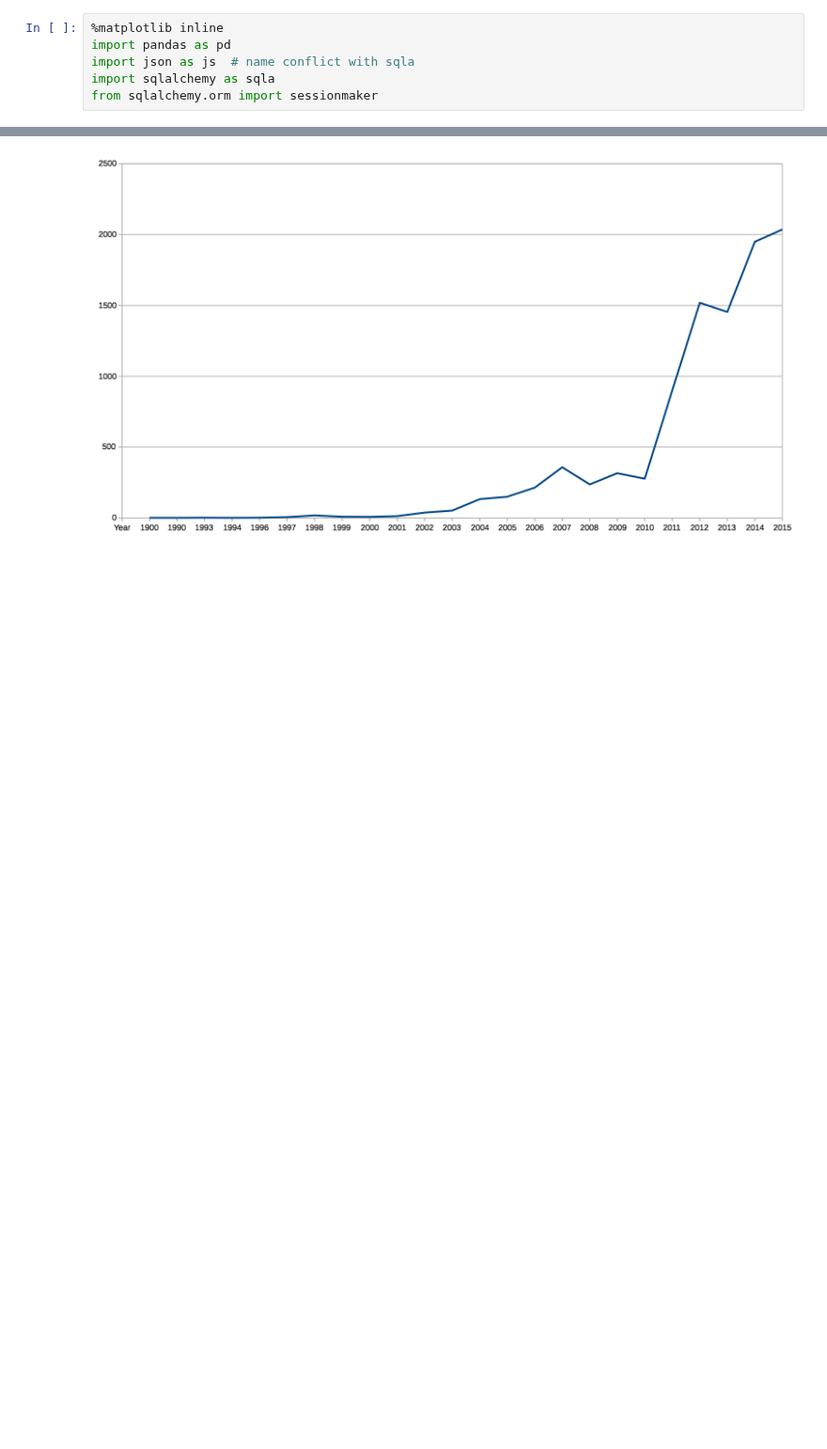
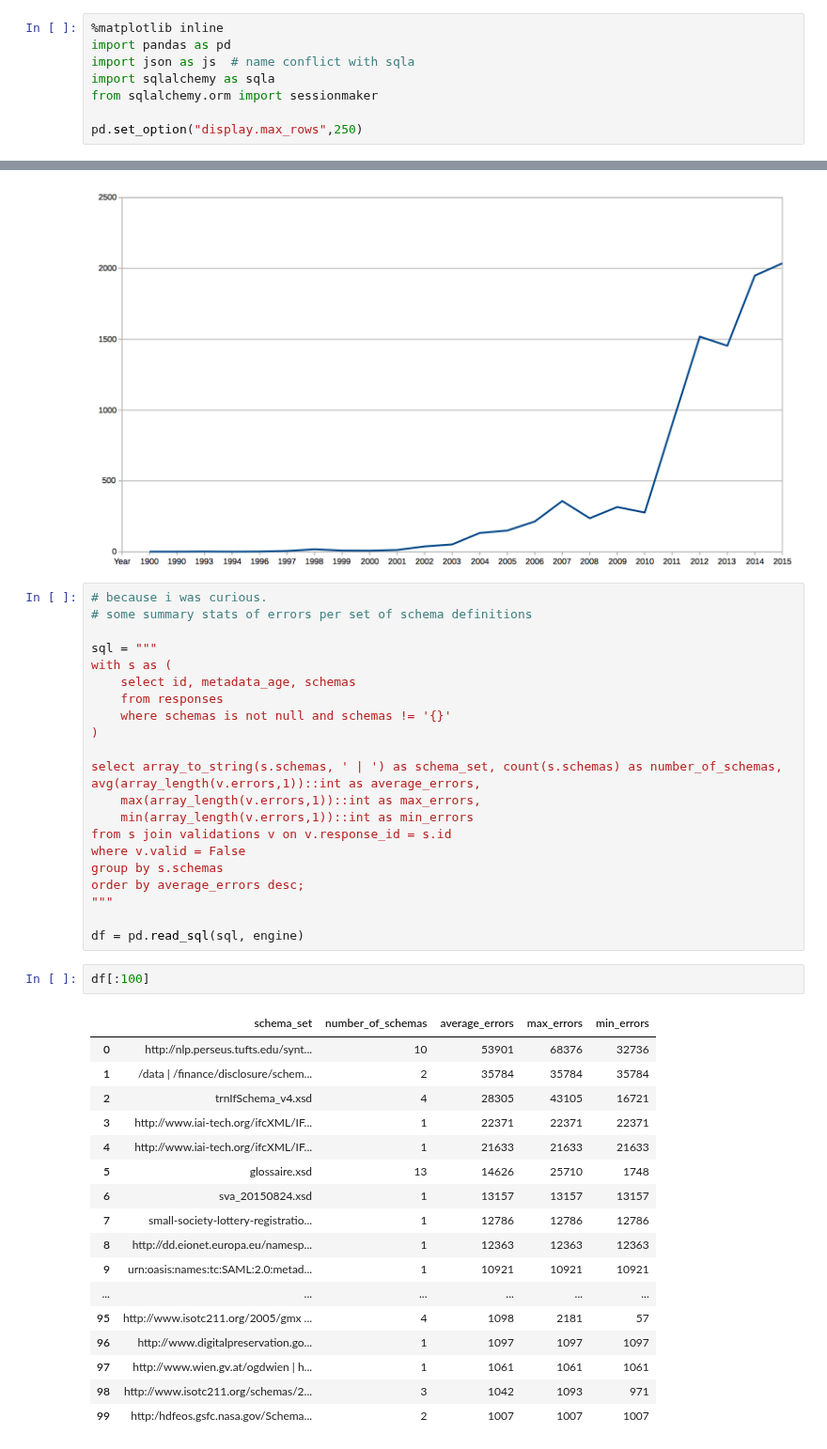
Before and after one commit to b-cube/Response-Identification-Info, a Jupyter notebook: notebooks/Analysis - Validation Metrics.ipynb, the cells around one changed output, grey strips where cells are left out. Shown at 94% size. Saved outputs shown, nothing was run; the diff lists cells and outputs as text; blank space fills up the shorter version.

Commit message:
validations by schemas and hosts

```diff
--- a/notebooks/Analysis - Validation Metrics.ipynb
+++ b/notebooks/Analysis - Validation Metrics.ipynb
@@ -19,6 +19,8 @@ import pandas as pd
 import json as js  # name conflict with sqla
 import sqlalchemy as sqla
 from sqlalchemy.orm import sessionmaker
+
+pd.set_option("display.max_rows",250)
 # %%
 # grab the clean text from the rds
 with open('../local/big_rds.conf', 'r') as f:
@@ -578,3 +589,44 @@ Image(filename='screenshots/invalid_per_year.png')
 # it's number of responses per year that are invalid.
 # %% [output]
 [figure]
+# %%
+# because i was curious.
+# some summary stats of errors per set of schema definitions
+
+sql = """
+with s as (
+    select id, metadata_age, schemas
+    from responses
+    where schemas is not null and schemas != '{}'
+)
+
+select array_to_string(s.schemas, ' | ') as schema_set, count(s.schemas) as number_of_schemas, avg(array_length(v.errors,1))::int as average_errors,
+    max(array_length(v.errors,1))::int as max_errors,
+    min(array_length(v.errors,1))::int as min_errors
+from s join validations v on v.response_id = s.id
+where v.valid = False
+group by s.schemas
+order by average_errors desc;
+"""
+
+df = pd.read_sql(sql, engine)
+# %%
+df[:100]
+# %% [output]
+|  | schema_set | number_of_schemas | average_errors | max_errors | min_errors |
+| 0 | http://nlp.perseus.tufts.edu/synt... | 10 | 53901 | 68376 | 32736 |
+| 1 | /data | /finance/disclosure/schem... | 2 | 35784 | 35784 | 35784 |
+| 2 | trnIfSchema_v4.xsd | 4 | 28305 | 43105 | 16721 |
+| 3 | http://www.iai-tech.org/ifcXML/IF... | 1 | 22371 | 22371 | 22371 |
+| 4 | http://www.iai-tech.org/ifcXML/IF... | 1 | 21633 | 21633 | 21633 |
+| 5 | glossaire.xsd | 13 | 14626 | 25710 | 1748 |
+| 6 | sva_20150824.xsd | 1 | 13157 | 13157 | 13157 |
+| 7 | small-society-lottery-registratio... | 1 | 12786 | 12786 | 12786 |
+| 8 | http://dd.eionet.europa.eu/namesp... | 1 | 12363 | 12363 | 12363 |
+| 9 | urn:oasis:names:tc:SAML:2.0:metad... | 1 | 10921 | 10921 | 10921 |
+| ... | ... | ... | ... | ... | ... |
+| 95 | http://www.isotc211.org/2005/gmx ... | 4 | 1098 | 2181 | 57 |
+| 96 | http://www.digitalpreservation.go... | 1 | 1097 | 1097 | 1097 |
+| 97 | http://www.wien.gv.at/ogdwien | h... | 1 | 1061 | 1061 | 1061 |
+| 98 | http://www.isotc211.org/schemas/2... | 3 | 1042 | 1093 | 971 |
+| 99 | http:/hdfeos.gsfc.nasa.gov/Schema... | 2 | 1007 | 1007 | 1007 |
```
Also changed, not shown: parts of 3 cells of this notebook, 2 other files.
